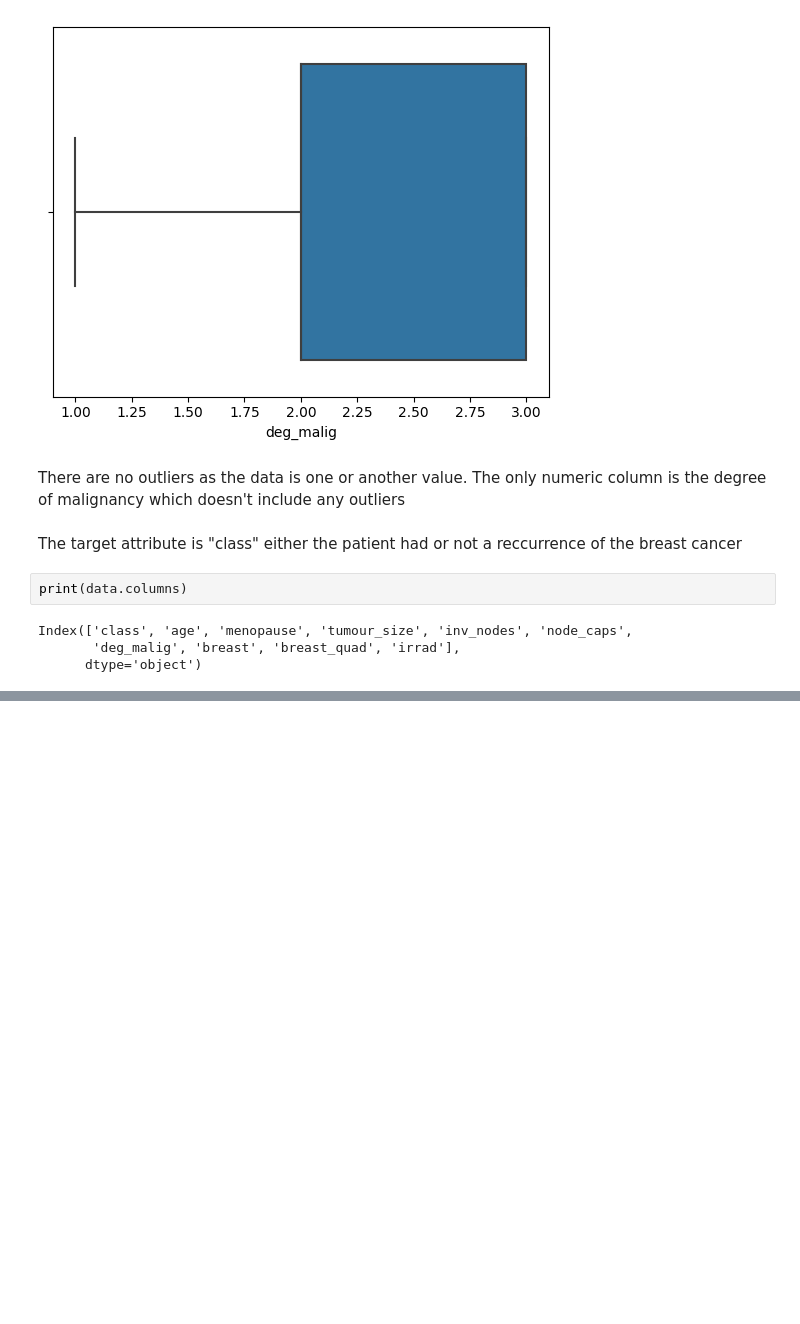
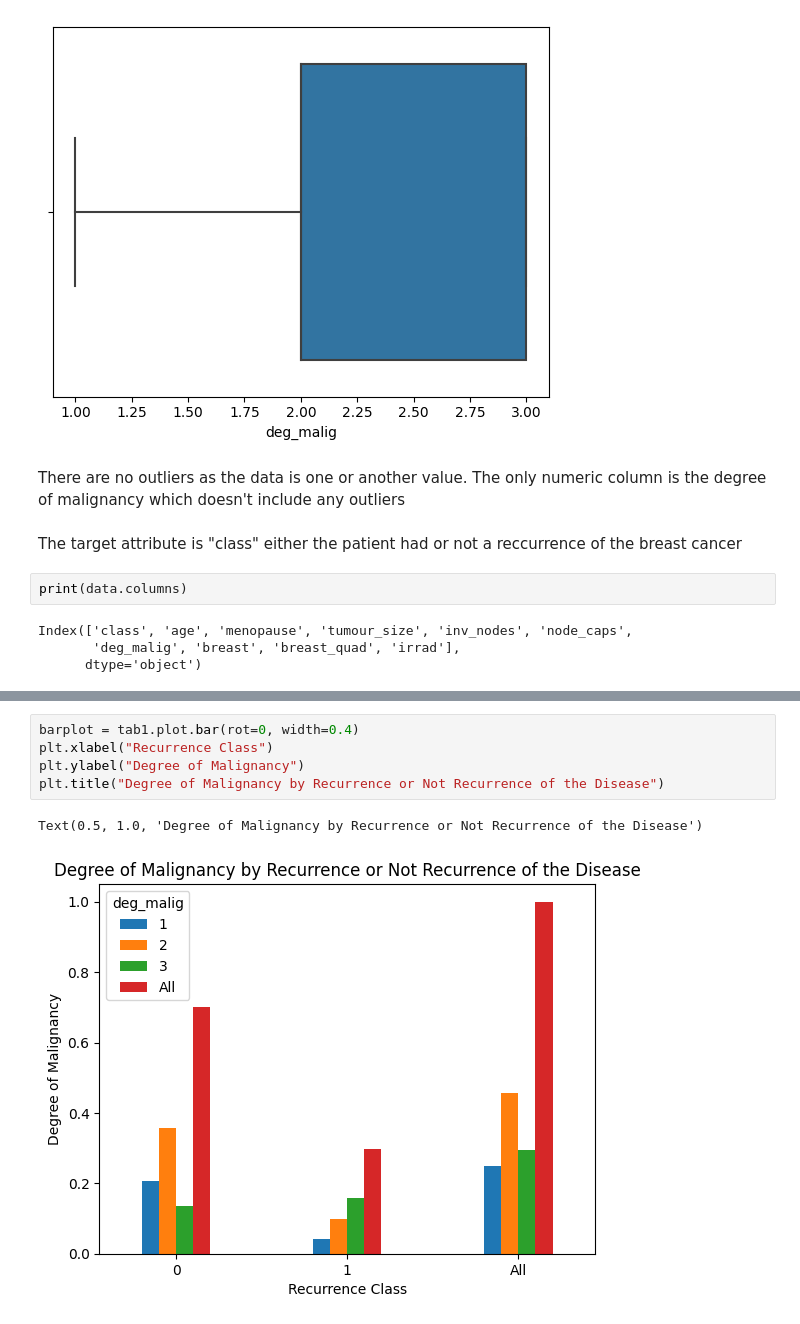
Before and after one commit to daniocionini/Prediction-Model-Breast-Cancer-Recurrence, a Jupyter notebook: pred-breast-cancer-recc.ipynb, the cells around one changed output, grey strips where cells are left out. Drawn from its saved outputs; the diff is of its cells as text; blank space fills up the shorter version.

```diff
--- a/pred-breast-cancer-recc.ipynb
+++ b/pred-breast-cancer-recc.ipynb
@@ -228,0 +280,8 @@ sns.heatmap(data.corr(), cmap='BrBG', annot=True, linewidth=.5)
+# %%
+barplot = tab1.plot.bar(rot=0, width=0.4)
+plt.xlabel("Recurrence Class")
+plt.ylabel("Degree of Malignancy")
+plt.title("Degree of Malignancy by Recurrence or Not Recurrence of the Disease")
+# %% [output]
+Text(0.5, 1.0, 'Degree of Malignancy by Recurrence or Not Recurrence of the Disease')
+[figure, added]
```
Also changed, not shown: parts of 30 cells of this notebook, 3 other files.
